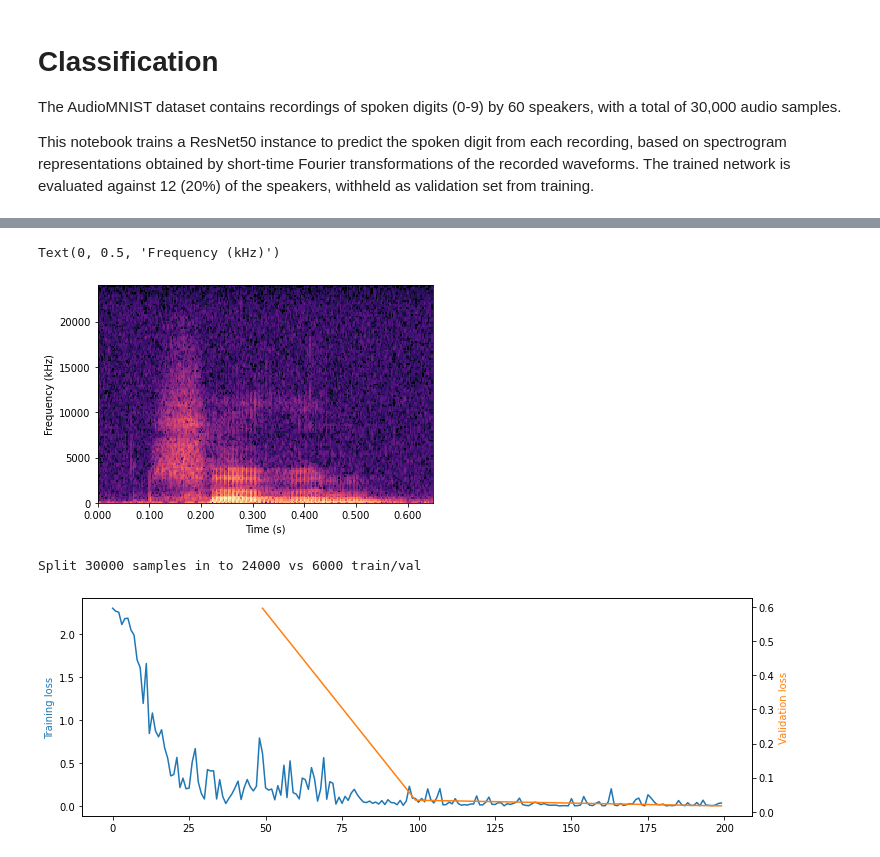
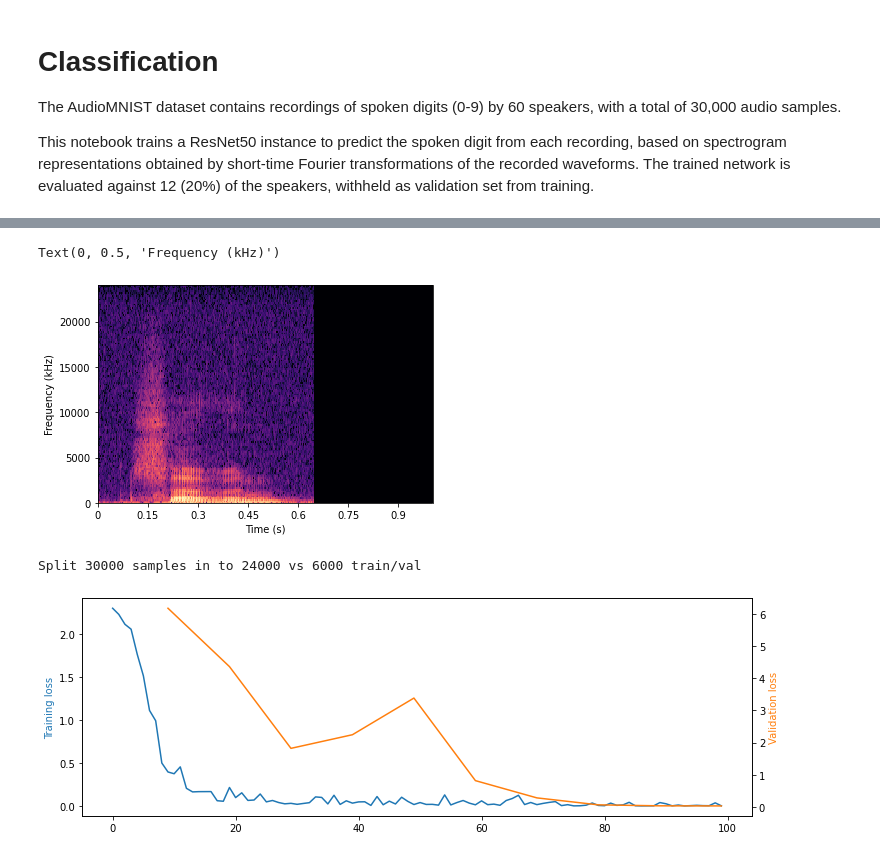
Before and after one commit to tarolangner/audio_deep_learning, a Jupyter notebook: digit_classification.ipynb, the cells around one changed output, grey strips where cells are left out. Saved outputs shown, nothing was run; the diff lists cells and outputs as text; code cells hidden in the pictures.

```diff
--- a/digit_classification.ipynb
+++ b/digit_classification.ipynb
@@ -51,42 +55,50 @@ for path, subdirs, files in os.walk(path_in):
 # %%
 ### Define parameters for short-time fourier transform
 stft_param = {}
-stft_param["nfft"] = nfft = 256
-stft_param["hop"] = nfft // 2
+stft_param["nfft"] = 256
+stft_param["hop"] = stft_param["nfft"] // 2
+stft_param["signal_length"] = 48000
 # %%
-### Convert waveform signal to spectrogram using short-time fourier transform
-def wav_to_stft_spectrogram(signal, nfft, hop, max_width=None):
-  S = librosa.stft(signal, n_fft=nfft, hop_length=hop)
+### Convert waveform to spectrogram using short-time fourier transform
+def wav_to_stft_spectrogram(signal, stft_param):
+
+  max_length = stft_param["signal_length"]
+
+  # Pad or crop signal to desired length
+  dif = max_length - len(signal)
+  if dif > 0:
+      signal = np.hstack((signal, np.zeros(dif)))
+  else:
+      signal = signal[:max_length]
+
+  # Get spectrogram
+  S = librosa.stft(signal, n_fft=stft_param["nfft"], hop_length=stft_param["hop"])
   D = librosa.amplitude_to_db(np.abs(S), ref=np.max)
 
-  # If desired, crop spectrogram if recording is too long
-  if max_width and D.shape[1] > max_width:
-      D = D[:, :max_width]
-
   return D
 # %%
 ### Visualize spectrogram for one image
 wav_idx = 15
 signal, sr = librosa.load(paths_wav[wav_idx], sr=None)
-D = wav_to_stft_spectrogram(signal, stft_param["nfft"], stft_param["hop"])
+D = wav_to_stft_spectrogram(signal, stft_param)
 
 f, ax = plt.subplots(1, 1)
 
 spec = librosa.display.specshow(D,
           x_axis='time',
           y_axis='linear',
           sr=sr,
           hop_length=stft_param["hop"],
           ax=ax,
           cmap='magma',
           vmin=np.min(D),
           vmax=0)
 ax.set_xlabel('Time (s)')
 ax.set_ylabel('Frequency (kHz)')
 
 # Uncomment to listen to visualized clip
 #wn = Audio(paths_wav[wav_idx], autoplay=True)
 #display(wn)
 # %% [output]
 Text(0, 0.5, 'Frequency (kHz)')
-[figure, old version]
+[figure, new version]
@@ -243,20 +221,20 @@ def get_data_loader(img_paths, img_labels, do_shuffle):
 ### Train network
 net = initialize_network(class_count = 10)
 
-B = 32 # batch size
+B = 128 # batch size
 
 lr = 0.001 # learning rate
 lr_exponent = 0.9 # exponent for poly learning rate policy
 
-I = 200 # training iterations
-I_val = 50 # validate after this many iterations
+I = 100 # training iterations
+I_val = 10 # validate after this many iterations
 
 criterion = nn.CrossEntropyLoss()
 optimizer = optim.AdamW(net.parameters(), lr=lr)
 
 # Get training data loader
-loader_train = get_data_loader(img_paths_train, img_labels_train, do_shuffle=True)
-loader_val = get_data_loader(img_paths_val, img_labels_val, do_shuffle=False)
+loader_train = get_data_loader(paths_wav_train, labels_train, stft_param, B, do_shuffle=True, do_augment=True)
+loader_val = get_data_loader(paths_wav_val, labels_val, stft_param, B, do_shuffle=False, do_augment=False)
 
 #
 net.train()
@@ -319,5 +297,5 @@ while i < I:
 
             net.train()
 # %% [output]
-[figure, old version]
+[figure, new version]
 # %%
```
Also changed, not shown: parts of 13 cells of this notebook.
